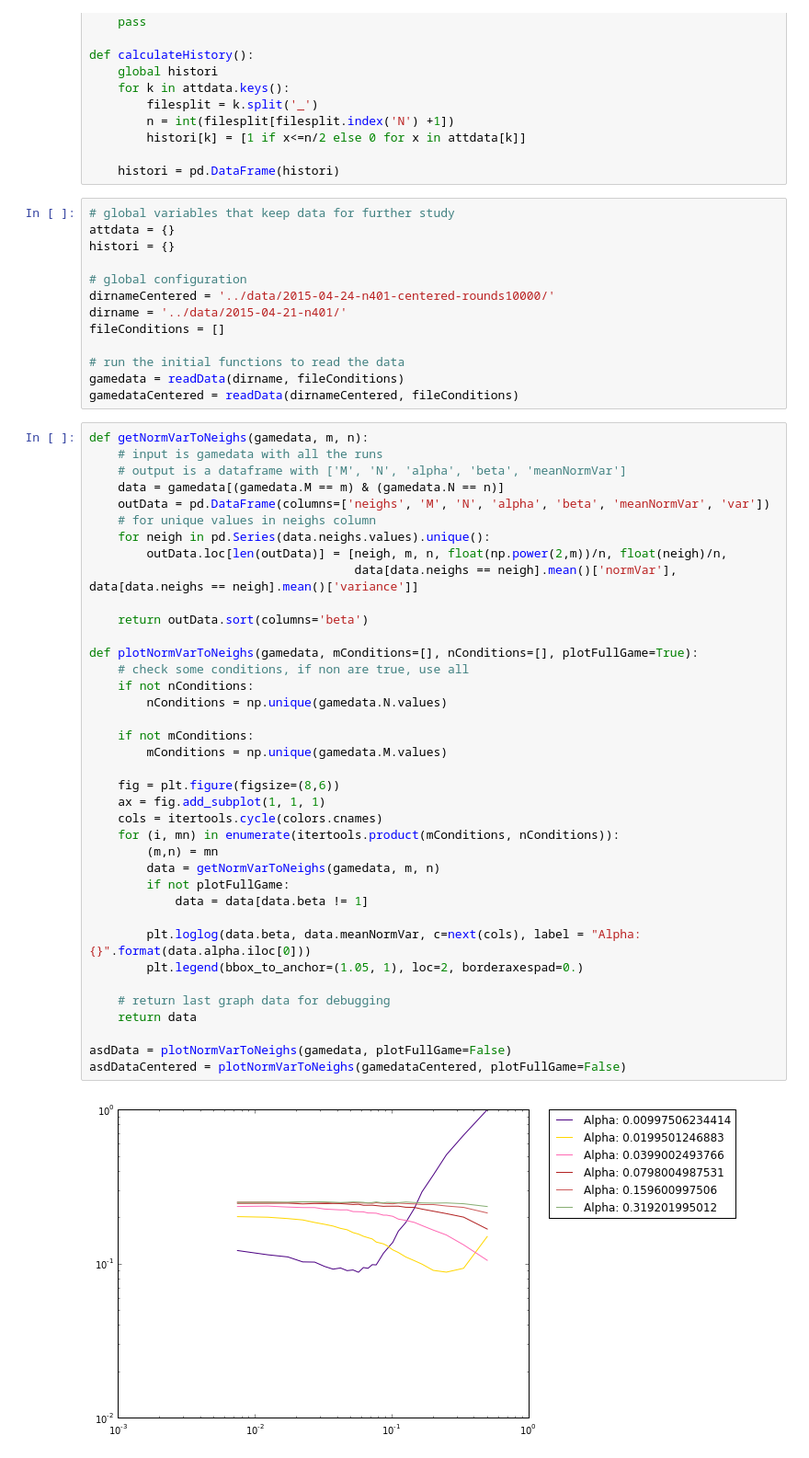
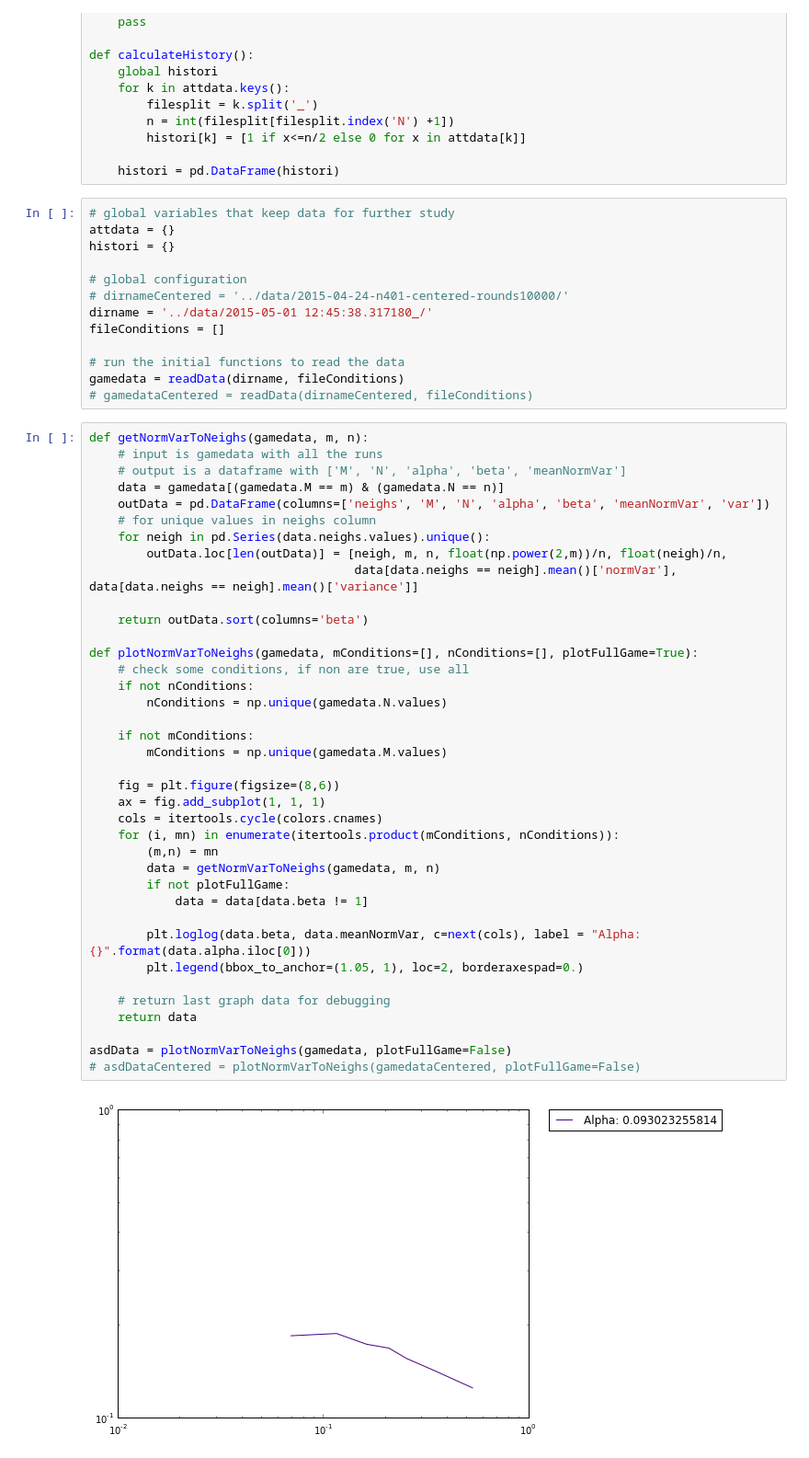
Before and after one commit to sandromehic/mingam, a Jupyter notebook: analysis/communityAnalysis.ipynb, the cells around one changed output. Shown at 92% size. Drawn from its saved outputs; the diff is of its cells as text.

```diff
--- a/analysis/communityAnalysis.ipynb
+++ b/analysis/communityAnalysis.ipynb
@@ -134,13 +134,13 @@ attdata = {}
 histori = {}
 
 # global configuration
-dirnameCentered = '../data/2015-04-24-n401-centered-rounds10000/'
-dirname = '../data/2015-04-21-n401/'
+# dirnameCentered = '../data/2015-04-24-n401-centered-rounds10000/'
+dirname = '../data/2015-05-01 12:45:38.317180_/'
 fileConditions = []
 
 # run the initial functions to read the data
 gamedata = readData(dirname, fileConditions)
-gamedataCentered = readData(dirnameCentered, fileConditions)
+# gamedataCentered = readData(dirnameCentered, fileConditions)
 # %%
 def getNormVarToNeighs(gamedata, m, n):
     # input is gamedata with all the runs
@@ -152,32 +152,32 @@ def getNormVarToNeighs(gamedata, m, n):
         outData.loc[len(outData)] = [neigh, m, n, float(np.power(2,m))/n, float(neigh)/n,
                                      data[data.neighs == neigh].mean()['normVar'], data[data.neighs == neigh].mean()['variance']]
 
     return outData.sort(columns='beta')
 
 def plotNormVarToNeighs(gamedata, mConditions=[], nConditions=[], plotFullGame=True):
     # check some conditions, if non are true, use all
     if not nConditions:
         nConditions = np.unique(gamedata.N.values)
 
     if not mConditions:
         mConditions = np.unique(gamedata.M.values)
 
     fig = plt.figure(figsize=(8,6))
     ax = fig.add_subplot(1, 1, 1)
     cols = itertools.cycle(colors.cnames)
     for (i, mn) in enumerate(itertools.product(mConditions, nConditions)):
         (m,n) = mn
         data = getNormVarToNeighs(gamedata, m, n)
         if not plotFullGame:
             data = data[data.beta != 1]
 
         plt.loglog(data.beta, data.meanNormVar, c=next(cols), label = "Alpha: {}".format(data.alpha.iloc[0]))
         plt.legend(bbox_to_anchor=(1.05, 1), loc=2, borderaxespad=0.)
 
     # return last graph data for debugging
     return data
 
 asdData = plotNormVarToNeighs(gamedata, plotFullGame=False)
-asdDataCentered = plotNormVarToNeighs(gamedataCentered, plotFullGame=False)
+# asdDataCentered = plotNormVarToNeighs(gamedataCentered, plotFullGame=False)
 # %% [output]
-[figure, old version]
+[figure, new version]
```
Also changed, not shown: parts of 1 cell of this notebook, 7 other files.
